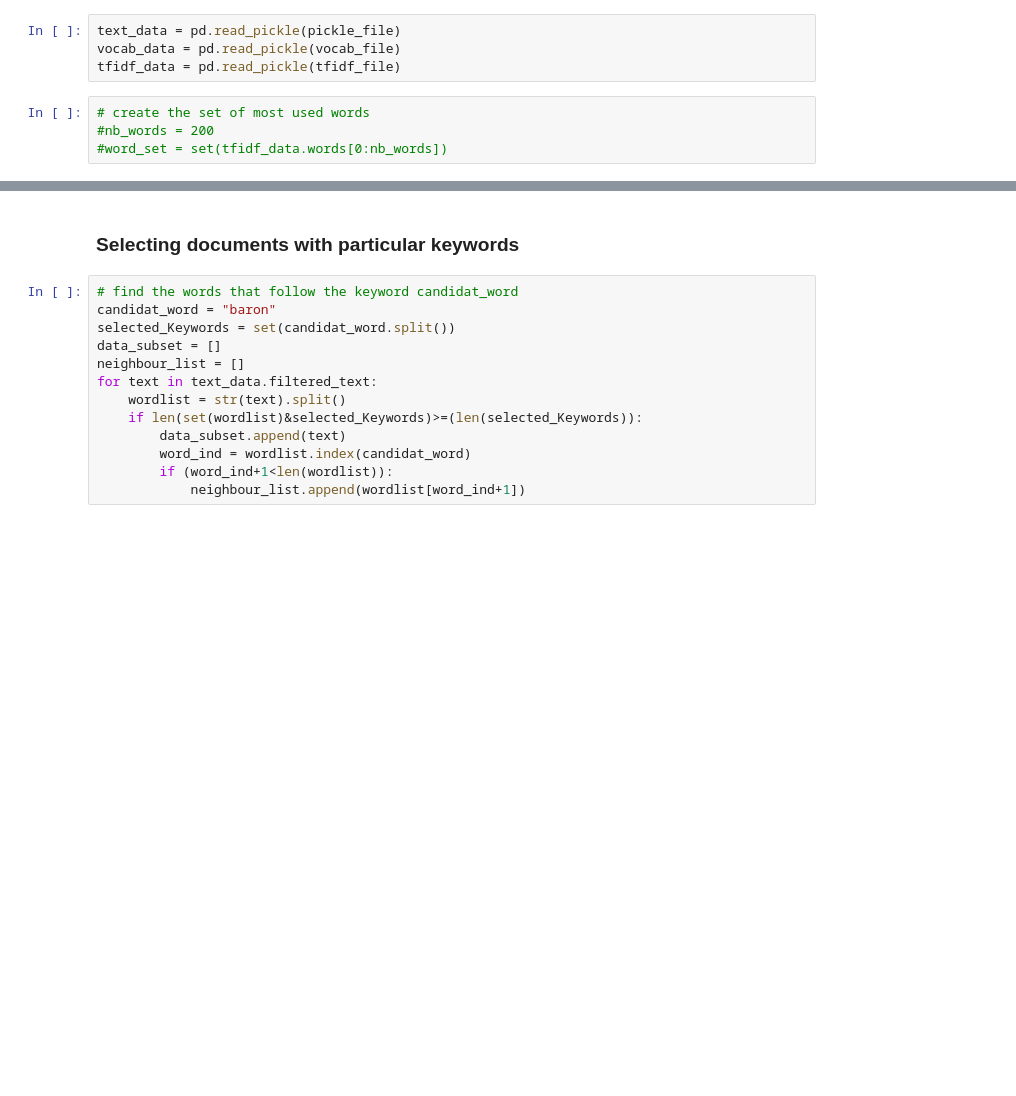
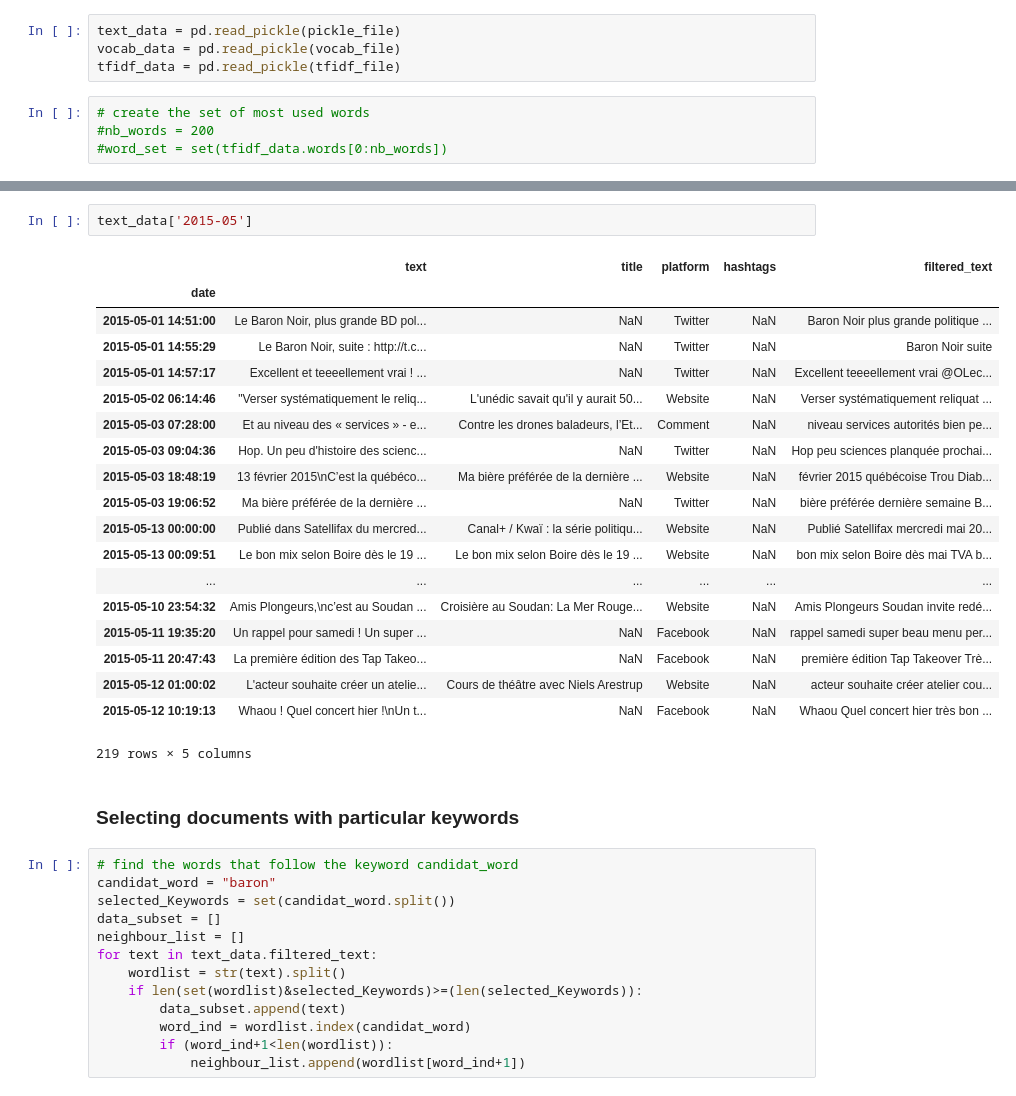
Before and after one commit to bricaud/memetracker, a Jupyter notebook: neighborwords.ipynb, the cells around one changed output, grey strips where cells are left out. Drawn from its saved outputs; the diff is of its cells as text; blank space fills up the shorter version.

```diff
--- a/neighborwords.ipynb
+++ b/neighborwords.ipynb
@@ -24,3 +58,25 @@ tfidf_data = pd.read_pickle(tfidf_file)
+# %%
+text_data['2015-05']
+# %% [output]
+|  | text | title | platform | hashtags | filtered_text |
+| date |  |  |  |  |  |
+| 2015-05-01 14:51:00 | Le Baron Noir, plus grande BD pol... | NaN | Twitter | NaN | Baron Noir plus grande politique ... |
+| 2015-05-01 14:55:29 | Le Baron Noir, suite : http://t.c... | NaN | Twitter | NaN | Baron Noir suite |
+| 2015-05-01 14:57:17 | Excellent et teeeellement vrai ! ... | NaN | Twitter | NaN | Excellent teeeellement vrai @OLec... |
+| 2015-05-02 06:14:46 | "Verser systématiquement le reliq... | L'unédic savait qu'il y aurait 50... | Website | NaN | Verser systématiquement reliquat ... |
+| 2015-05-03 07:28:00 | Et au niveau des « services » - e... | Contre les drones baladeurs, l’Et... | Comment | NaN | niveau services autorités bien pe... |
+| 2015-05-03 09:04:36 | Hop. Un peu d'histoire des scienc... | NaN | Twitter | NaN | Hop peu sciences planquée prochai... |
+| 2015-05-03 18:48:19 | 13 février 2015\nC’est la québéco... | Ma bière préférée de la dernière ... | Website | NaN | février 2015 québécoise Trou Diab... |
+| 2015-05-03 19:06:52 | Ma bière préférée de la dernière ... | NaN | Twitter | NaN | bière préférée dernière semaine B... |
+| 2015-05-13 00:00:00 | Publié dans Satellifax du mercred... | Canal+ / Kwaï : la série politiqu... | Website | NaN | Publié Satellifax mercredi mai 20... |
+| 2015-05-13 00:09:51 | Le bon mix selon Boire dès le 19 ... | Le bon mix selon Boire dès le 19 ... | Website | NaN | bon mix selon Boire dès mai TVA b... |
+| ... | ... | ... | ... | ... | ... |
+| 2015-05-10 23:54:32 | Amis Plongeurs,\nc’est au Soudan ... | Croisière au Soudan: La Mer Rouge... | Website | NaN | Amis Plongeurs Soudan invite redé... |
+| 2015-05-11 19:35:20 | Un rappel pour samedi ! Un super ... | NaN | Facebook | NaN | rappel samedi super beau menu per... |
+| 2015-05-11 20:47:43 | La première édition des Tap Takeo... | NaN | Facebook | NaN | première édition Tap Takeover Trè... |
+| 2015-05-12 01:00:02 | L'acteur souhaite créer un atelie... | Cours de théâtre avec Niels Arestrup | Website | NaN | acteur souhaite créer atelier cou... |
+| 2015-05-12 10:19:13 | Whaou ! Quel concert hier !\nUn t... | NaN | Facebook | NaN | Whaou Quel concert hier très bon ... |
+219 rows × 5 columns
 # %% [markdown]
 ###  Selecting documents with particular keywords
 # %%
```
Also changed, not shown: parts of 3 cells of this notebook, 4 other files.
